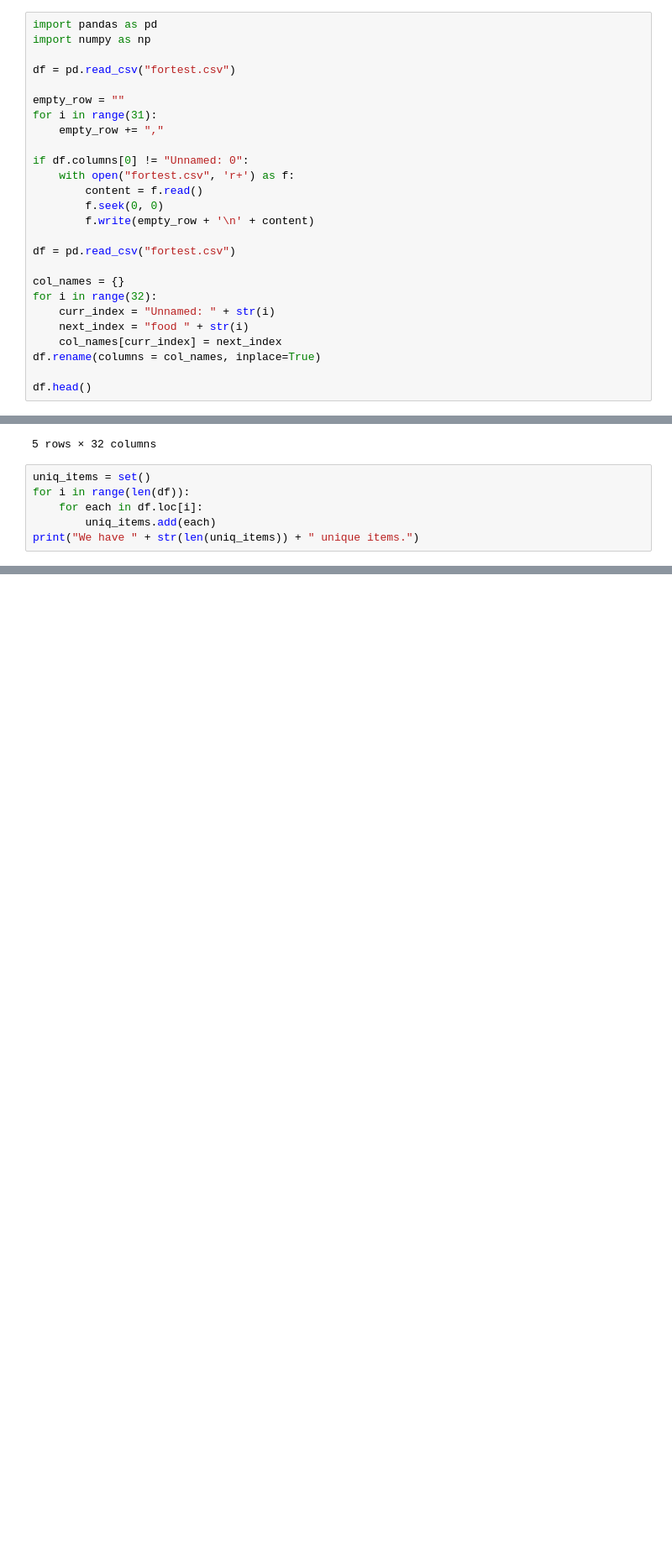
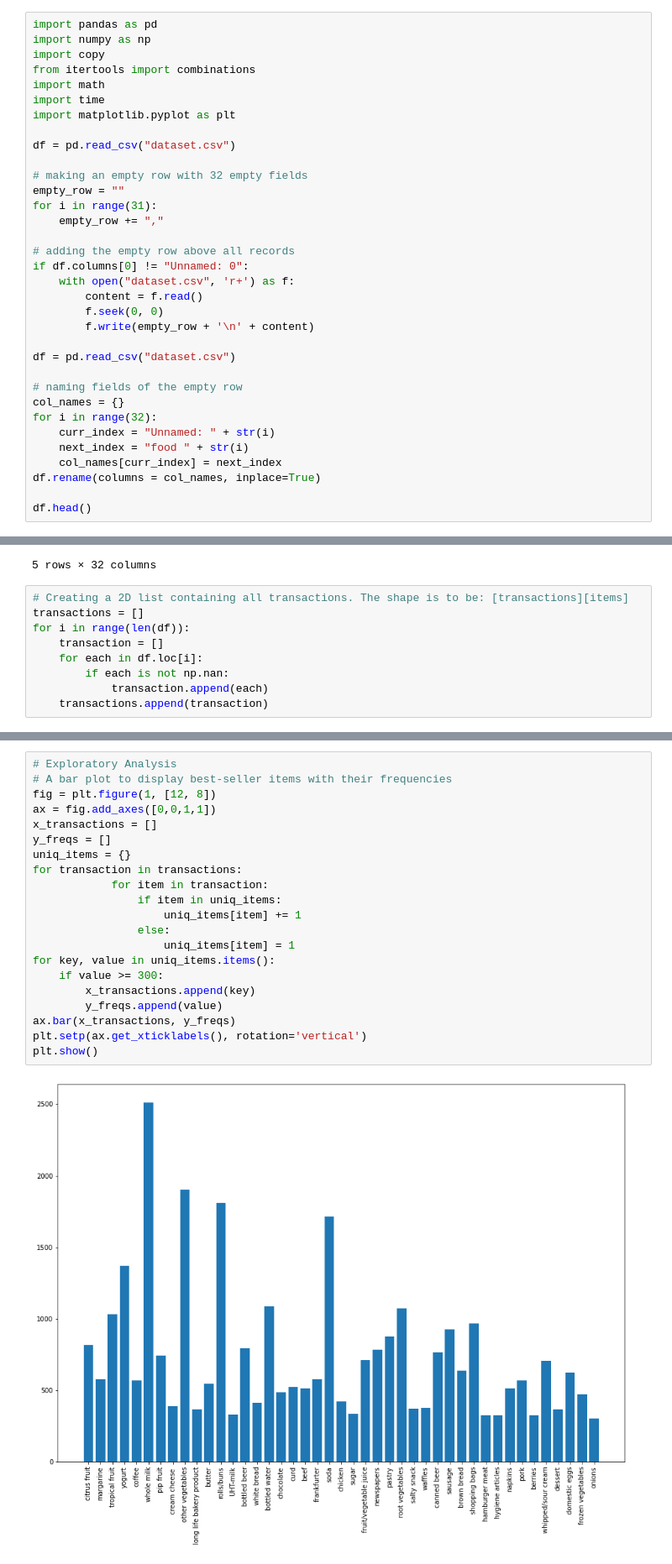
Before and after one commit to Rad6/Apriori-Algorithm-Impl., a Jupyter notebook: Apriori.ipynb, the cells around one changed output, grey strips where cells are left out. Shown at 84% size. Cells and saved outputs as stored; diff of their text form; blank space fills up the shorter version.

```diff
--- a/Apriori.ipynb
+++ b/Apriori.ipynb
@@ -3,21 +3,29 @@
 # %%
 import pandas as pd
 import numpy as np
+import copy
+from itertools import combinations
+import math
+import time
+import matplotlib.pyplot as plt
 
-df = pd.read_csv("fortest.csv")
+df = pd.read_csv("dataset.csv")
 
+# making an empty row with 32 empty fields
 empty_row = ""
 for i in range(31):
     empty_row += ","
 
+# adding the empty row above all records
 if df.columns[0] != "Unnamed: 0":
-    with open("fortest.csv", 'r+') as f:
+    with open("dataset.csv", 'r+') as f:
         content = f.read()
         f.seek(0, 0)
         f.write(empty_row + '\n' + content)
 
-df = pd.read_csv("fortest.csv")
+df = pd.read_csv("dataset.csv")
 
+# naming fields of the empty row
 col_names = {}
 for i in range(32):
     curr_index = "Unnamed: " + str(i)
@@ -35,8 +43,11 @@ df.head()
 | 4 | other vegetables | whole milk | condensed milk | long life bakery product | NaN | NaN | NaN | NaN | NaN | NaN | ... | ... |
 5 rows × 32 columns
 # %%
-uniq_items = set()
+# Creating a 2D list containing all transactions. The shape is to be: [transactions][items]
+transactions = []
 for i in range(len(df)):
+    transaction = []
     for each in df.loc[i]:
-        uniq_items.add(each)
-print("We have " + str(len(uniq_items)) + " unique items.")
+        if each is not np.nan:
+            transaction.append(each)
+    transactions.append(transaction)
@@ -44,0 +54,23 @@ We have 170 unique items.
+# %%
+# Exploratory Analysis
+# A bar plot to display best-seller items with their frequencies
+fig = plt.figure(1, [12, 8])
+ax = fig.add_axes([0,0,1,1])
+x_transactions = []
+y_freqs = []
+uniq_items = {}
+for transaction in transactions:
+            for item in transaction:
+                if item in uniq_items:
+                    uniq_items[item] += 1
+                else:
+                    uniq_items[item] = 1
+for key, value in uniq_items.items():
+    if value >= 300:
+        x_transactions.append(key)
+        y_freqs.append(value)
+ax.bar(x_transactions, y_freqs)
+plt.setp(ax.get_xticklabels(), rotation='vertical')
+plt.show()
+# %% [output]
+[figure, added]
```
Also changed, not shown: parts of 3 cells of this notebook, 2 other files.
